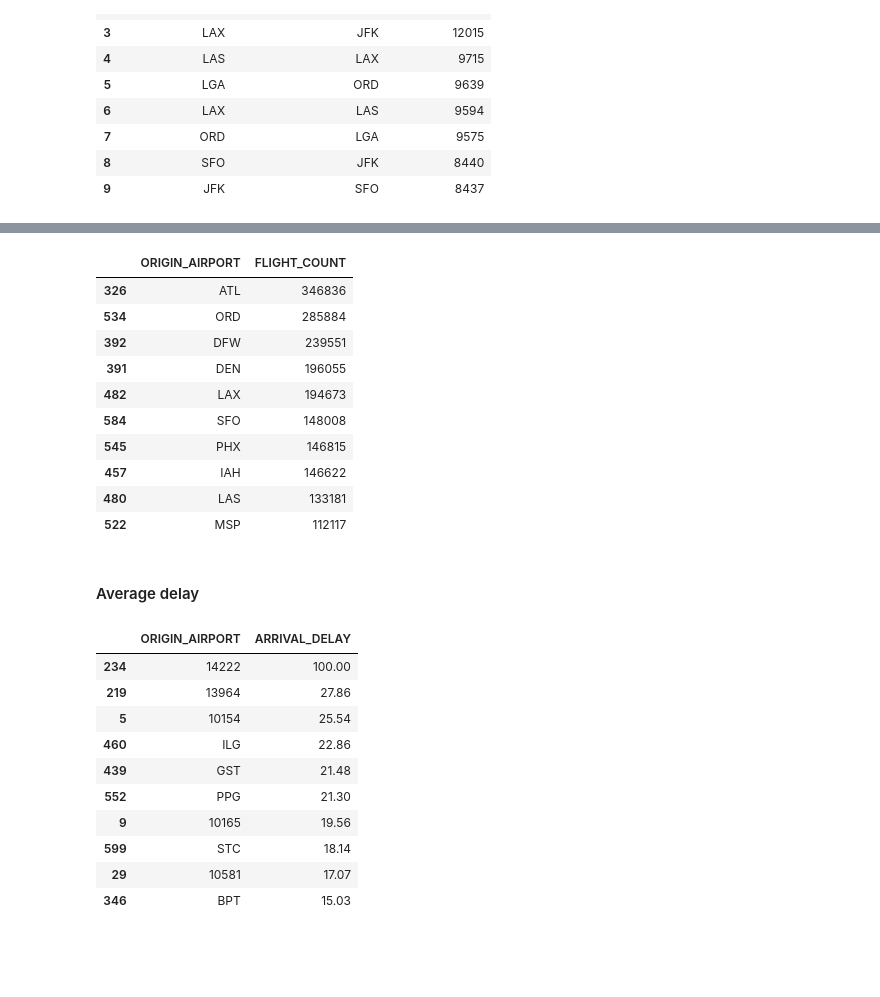
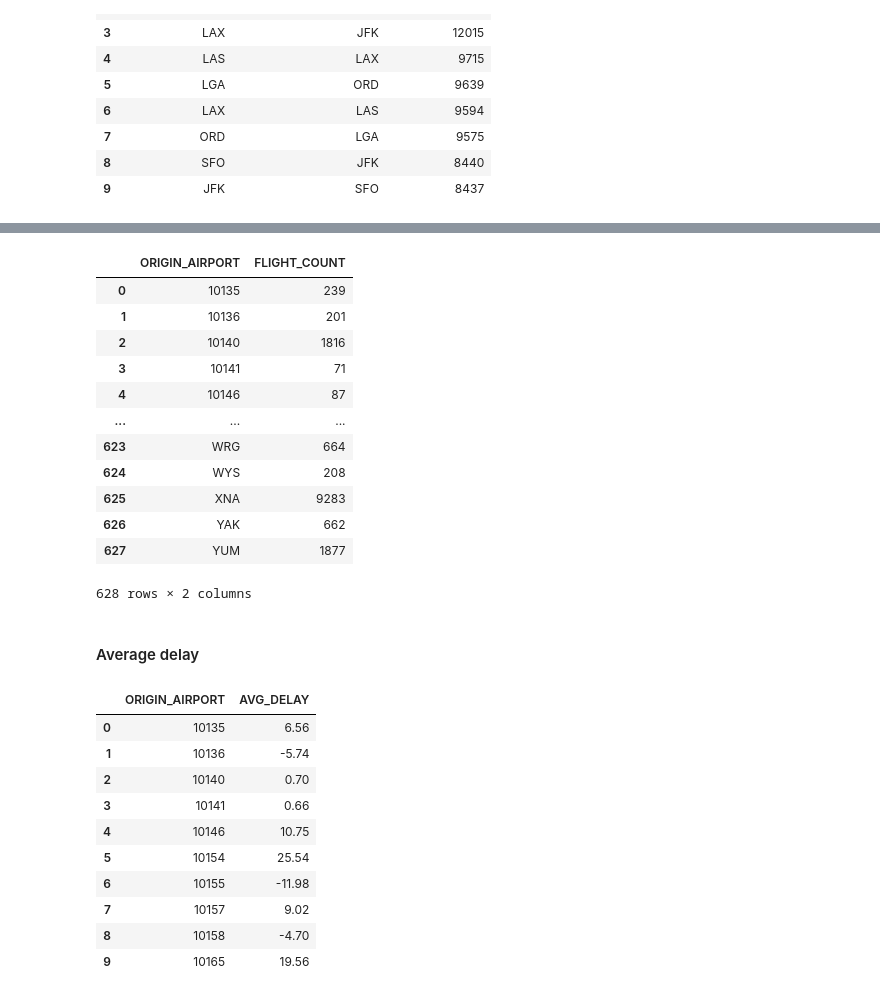
Before and after one commit to riTesh123-Ai/AirFly-Insights, a Jupyter notebook: AirFly Insights.ipynb, the cells around one changed output, grey strips where cells are left out. Cells and saved outputs as stored; diff of their text form; code cells hidden in the pictures; blank space fills up the shorter version.

```diff
--- a/AirFly Insights.ipynb
+++ b/AirFly Insights.ipynb
@@ -911,45 +1013,44 @@ plt.show()
 # %%
-busiest_airports=(
+airports=(
     df.groupby(by='ORIGIN_AIRPORT',observed=True)
     .size()
     .reset_index(name='FLIGHT_COUNT')
-    .sort_values(by='FLIGHT_COUNT',ascending=False)
-    .head(10)
-)
-busiest_airports
+    )
+airports
 # %% [output]
 |  | ORIGIN_AIRPORT | FLIGHT_COUNT |
-| 326 | ATL | 346836 |
-| 534 | ORD | 285884 |
-| 392 | DFW | 239551 |
-| 391 | DEN | 196055 |
-| 482 | LAX | 194673 |
-| 584 | SFO | 148008 |
-| 545 | PHX | 146815 |
-| 457 | IAH | 146622 |
-| 480 | LAS | 133181 |
-| 522 | MSP | 112117 |
+| 0 | 10135 | 239 |
+| 1 | 10136 | 201 |
+| 2 | 10140 | 1816 |
+| 3 | 10141 | 71 |
+| 4 | 10146 | 87 |
+| ... | ... | ... |
+| 623 | WRG | 664 |
+| 624 | WYS | 208 |
+| 625 | XNA | 9283 |
+| 626 | YAK | 662 |
+| 627 | YUM | 1877 |
+628 rows × 2 columns
 # %% [markdown]
 #### Average delay
 # %%
 airport_avg_delay = (
     df.groupby('ORIGIN_AIRPORT',observed=True)['ARRIVAL_DELAY']
     .mean()
-    .reset_index()
-    .sort_values(by='ARRIVAL_DELAY', ascending=False)
+    .reset_index(name='AVG_DELAY')
 )
 
 top_delay_airports=airport_avg_delay.head(10)
 top_delay_airports
 # %% [output]
-|  | ORIGIN_AIRPORT | ARRIVAL_DELAY |
-| 234 | 14222 | 100.00 |
-| 219 | 13964 | 27.86 |
+|  | ORIGIN_AIRPORT | AVG_DELAY |
+| 0 | 10135 | 6.56 |
+| 1 | 10136 | -5.74 |
+| 2 | 10140 | 0.70 |
+| 3 | 10141 | 0.66 |
+| 4 | 10146 | 10.75 |
 | 5 | 10154 | 25.54 |
-| 460 | ILG | 22.86 |
-| 439 | GST | 21.48 |
-| 552 | PPG | 21.30 |
+| 6 | 10155 | -11.98 |
+| 7 | 10157 | 9.02 |
+| 8 | 10158 | -4.70 |
 | 9 | 10165 | 19.56 |
-| 599 | STC | 18.14 |
-| 29 | 10581 | 17.07 |
-| 346 | BPT | 15.03 |
```
Also changed, not shown: parts of 26 cells of this notebook.
